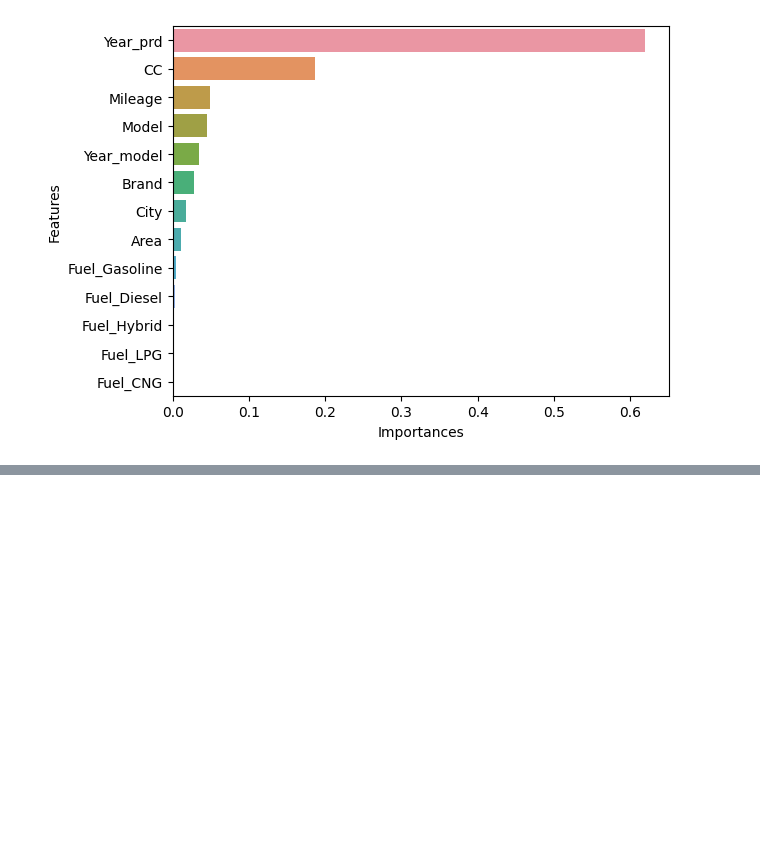
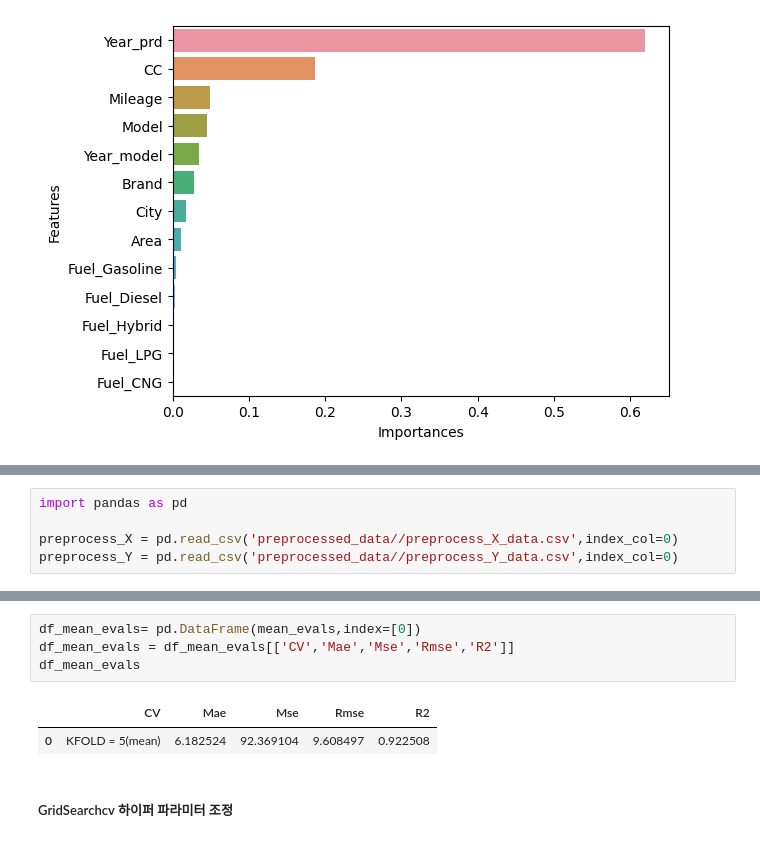
Before and after one commit to woojooc/ML_Car, a Jupyter notebook: jm/dacon/learning.ipynb, the cells around one changed output, grey strips where cells are left out. Drawn from its saved outputs; the diff is of its cells as text; blank space fills up the shorter version.

```diff
--- a/jm/dacon/learning.ipynb
+++ b/jm/dacon/learning.ipynb
@@ -179,0 +216,5 @@ sns.barplot(x='Importances',y='Features',data=df_feature_importances)
+# %%
+import pandas as pd
+
+preprocess_X = pd.read_csv('preprocessed_data//preprocess_X_data.csv',index_col=0)
+preprocess_Y = pd.read_csv('preprocessed_data//preprocess_Y_data.csv',index_col=0)
@@ -179,0 +305,9 @@ sns.barplot(x='Importances',y='Features',data=df_feature_importances)
+# %%
+df_mean_evals= pd.DataFrame(mean_evals,index=[0])
+df_mean_evals = df_mean_evals[['CV','Mae','Mse','Rmse','R2']]
+df_mean_evals
+# %% [output]
+|  | CV | Mae | Mse | Rmse | R2 |
+| 0 | KFOLD = 5(mean) | 6.182524 | 92.369104 | 9.608497 | 0.922508 |
+# %% [markdown]
+##### GridSearchcv 하이퍼 파라미터 조정
```
Also changed, not shown: parts of 7 cells of this notebook.
